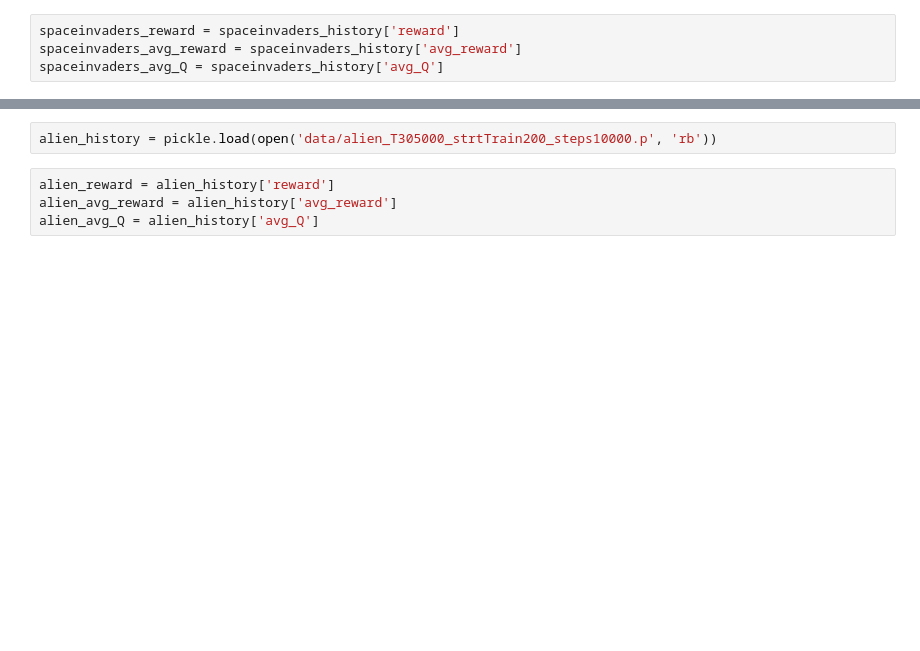
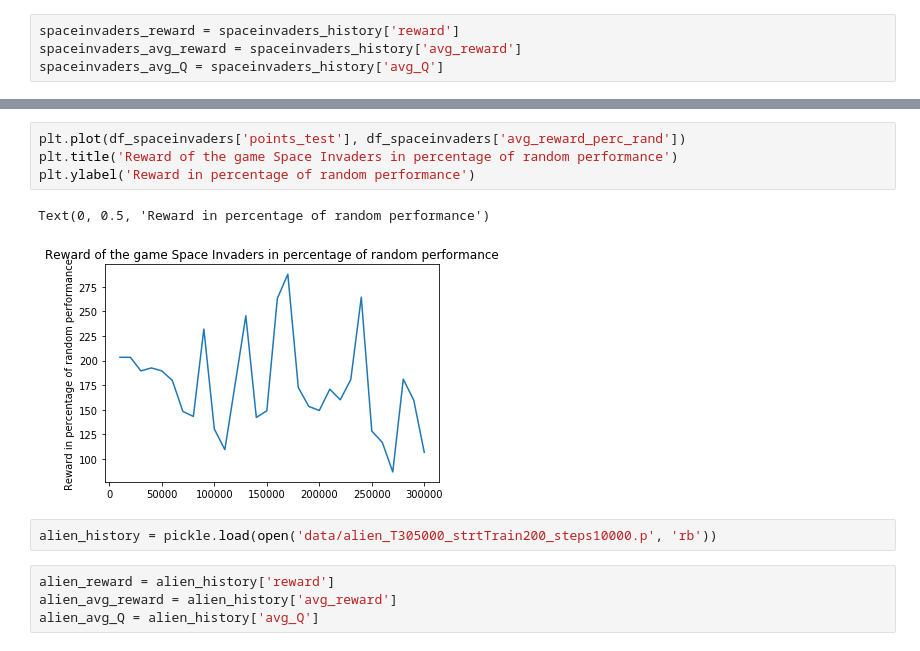
Before and after one commit to BWallyn/Rainbow, a Jupyter notebook: visualization/Visualization_results.ipynb, the cells around one changed output, grey strips where cells are left out. Saved outputs shown, nothing was run; the diff lists cells and outputs as text; blank space fills up the shorter version.

```diff
--- a/visualization/Visualization_results.ipynb
+++ b/visualization/Visualization_results.ipynb
@@ -59,3 +67,10 @@ Text(0, 0.5, 'Reward')
+# %%
+plt.plot(df_spaceinvaders['points_test'], df_spaceinvaders['avg_reward_perc_rand'])
+plt.title('Reward of the game Space Invaders in percentage of random performance')
+plt.ylabel('Reward in percentage of random performance')
+# %% [output]
+Text(0, 0.5, 'Reward in percentage of random performance')
+[figure, added]
 # %%
 alien_history = pickle.load(open('data/alien_T305000_strtTrain200_steps10000.p', 'rb'))
 # %%
```
Also changed, not shown: parts of 10 cells of this notebook, 7 other files.
